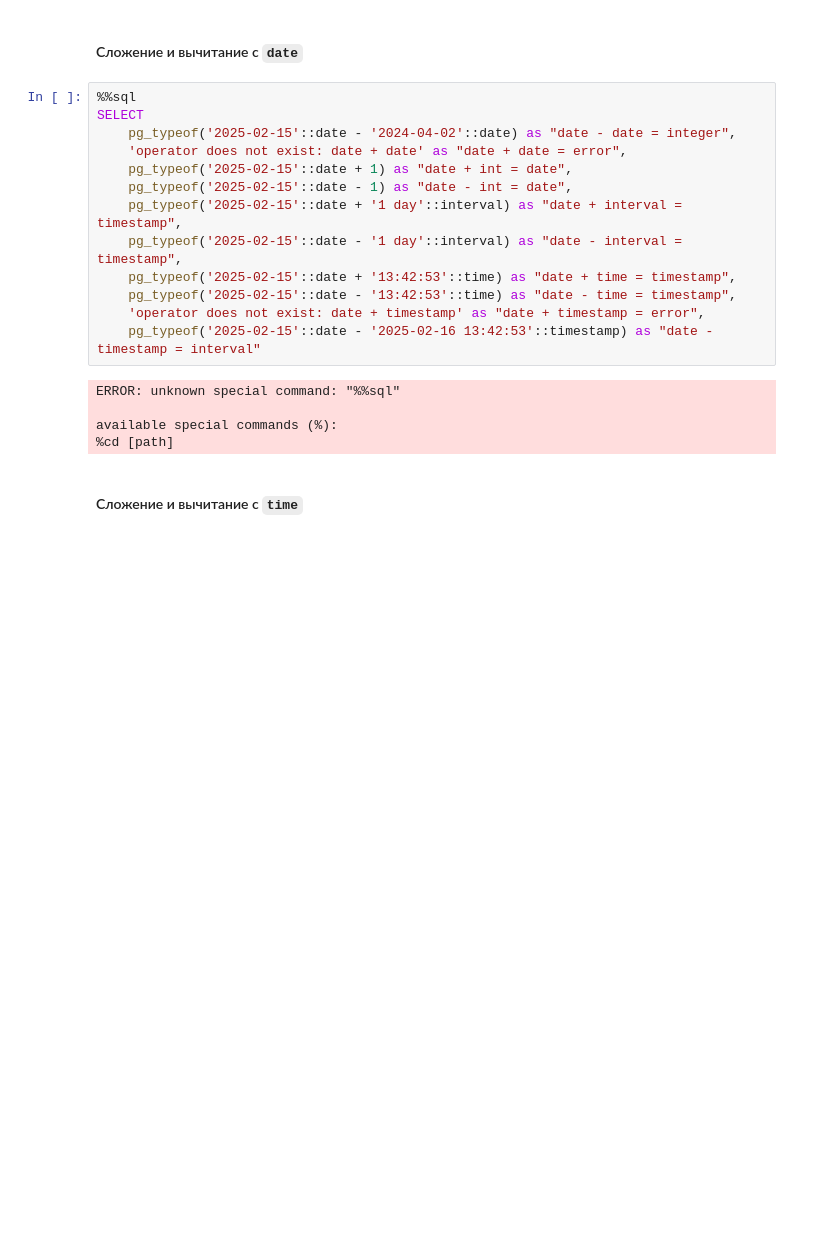
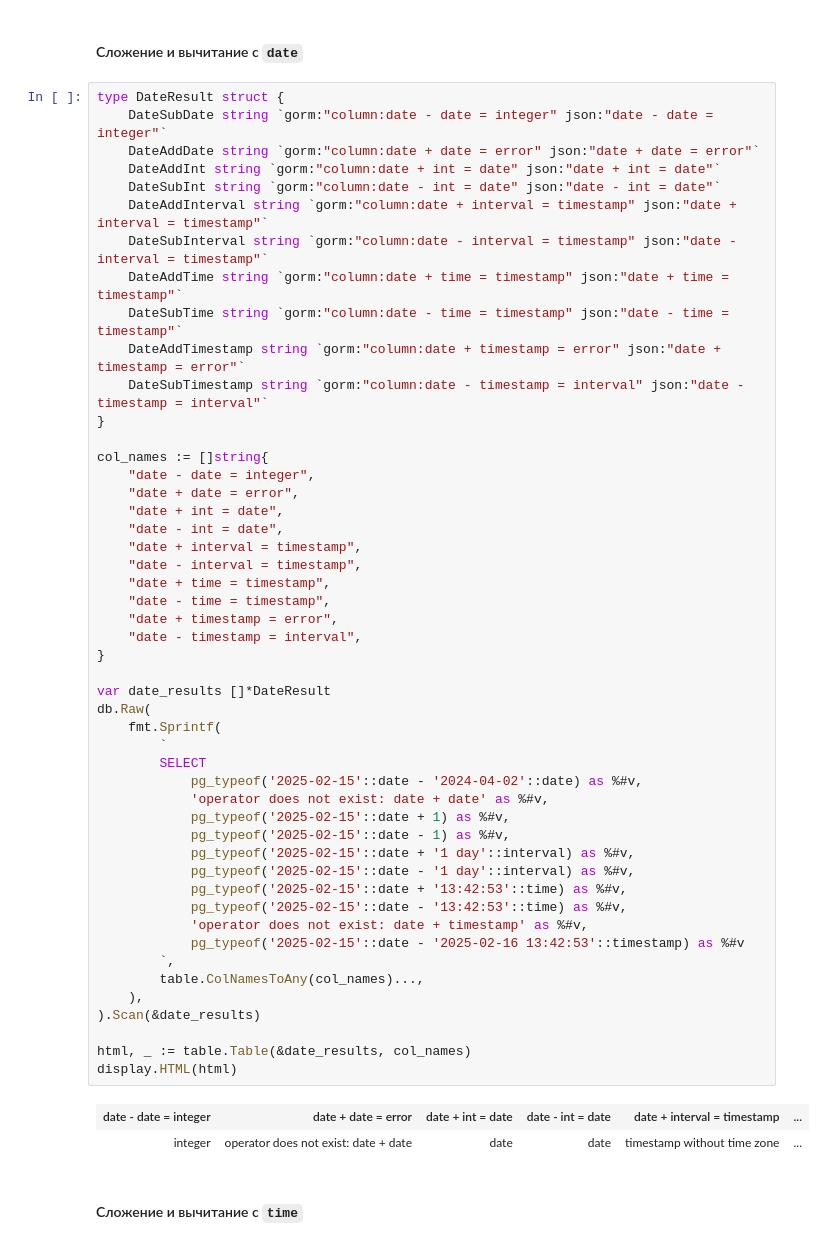
Before and after one commit to vowatchka/postgres_basic, a Jupyter notebook: practices/4_postgres_datatypes/gorm.ipynb, the cells around one changed output. Saved outputs shown, nothing was run; the diff lists cells and outputs as text; blank space fills up the shorter version.

```diff
--- a/practices/4_postgres_datatypes/gorm.ipynb
+++ b/practices/4_postgres_datatypes/gorm.ipynb
@@ -1358,23 +1376,57 @@ SELECT ( '2016-09-16'::date - '2016-09-01'::date );
 # %% [markdown]
 #### Сложение и вычитание с `date`
 # %%
-%%sql
-SELECT
-    pg_typeof('2025-02-15'::date - '2024-04-02'::date) as "date - date = integer",
-    'operator does not exist: date + date' as "date + date = error",
-    pg_typeof('2025-02-15'::date + 1) as "date + int = date",
-    pg_typeof('2025-02-15'::date - 1) as "date - int = date",
-    pg_typeof('2025-02-15'::date + '1 day'::interval) as "date + interval = timestamp",
-    pg_typeof('2025-02-15'::date - '1 day'::interval) as "date - interval = timestamp",
-    pg_typeof('2025-02-15'::date + '13:42:53'::time) as "date + time = timestamp",
-    pg_typeof('2025-02-15'::date - '13:42:53'::time) as "date - time = timestamp",
-    'operator does not exist: date + timestamp' as "date + timestamp = error",
-    pg_typeof('2025-02-15'::date - '2025-02-16 13:42:53'::timestamp) as "date - timestamp = interval"
+type DateResult struct {
+    DateSubDate string `gorm:"column:date - date = integer" json:"date - date = integer"`
+    DateAddDate string `gorm:"column:date + date = error" json:"date + date = error"`
+    DateAddInt string `gorm:"column:date + int = date" json:"date + int = date"`
+    DateSubInt string `gorm:"column:date - int = date" json:"date - int = date"`
+    DateAddInterval string `gorm:"column:date + interval = timestamp" json:"date + interval = timestamp"`
+    DateSubInterval string `gorm:"column:date - interval = timestamp" json:"date - interval = timestamp"`
+    DateAddTime string `gorm:"column:date + time = timestamp" json:"date + time = timestamp"`
+    DateSubTime string `gorm:"column:date - time = timestamp" json:"date - time = timestamp"`
+    DateAddTimestamp string `gorm:"column:date + timestamp = error" json:"date + timestamp = error"`
+    DateSubTimestamp string `gorm:"column:date - timestamp = interval" json:"date - timestamp = interval"`
+}
+
+col_names := []string{
+    "date - date = integer",
+    "date + date = error",
+    "date + int = date",
+    "date - int = date",
+    "date + interval = timestamp",
+    "date - interval = timestamp",
+    "date + time = timestamp",
+    "date - time = timestamp",
+    "date + timestamp = error",
+    "date - timestamp = interval",
+}
+
+var date_results []*DateResult
+db.Raw(
+    fmt.Sprintf(
+        `
+        SELECT
+            pg_typeof('2025-02-15'::date - '2024-04-02'::date) as %#v,
+            'operator does not exist: date + date' as %#v,
+            pg_typeof('2025-02-15'::date + 1) as %#v,
+            pg_typeof('2025-02-15'::date - 1) as %#v,
+            pg_typeof('2025-02-15'::date + '1 day'::interval) as %#v,
+            pg_typeof('2025-02-15'::date - '1 day'::interval) as %#v,
+            pg_typeof('2025-02-15'::date + '13:42:53'::time) as %#v,
+            pg_typeof('2025-02-15'::date - '13:42:53'::time) as %#v,
+            'operator does not exist: date + timestamp' as %#v,
+            pg_typeof('2025-02-15'::date - '2025-02-16 13:42:53'::timestamp) as %#v
+        `,
+        table.ColNamesToAny(col_names)...,
+    ),
+).Scan(&date_results)
+
+html, _ := table.Table(&date_results, col_names)
+display.HTML(html)
 # %% [output]
-ERROR: unknown special command: "%%sql"
-
-available special commands (%):
-%cd [path]
+| date - date = integer | date + date = error | date + int = date | date - int = date | date + interval = timestamp | ... |
+| integer | operator does not exist: date + date | date | date | timestamp without time zone | ... |
 # %% [markdown]
 #### Сложение и вычитание с `time`
 # %%
```
Also changed, not shown: parts of 12 cells of this notebook, 1 other file.
